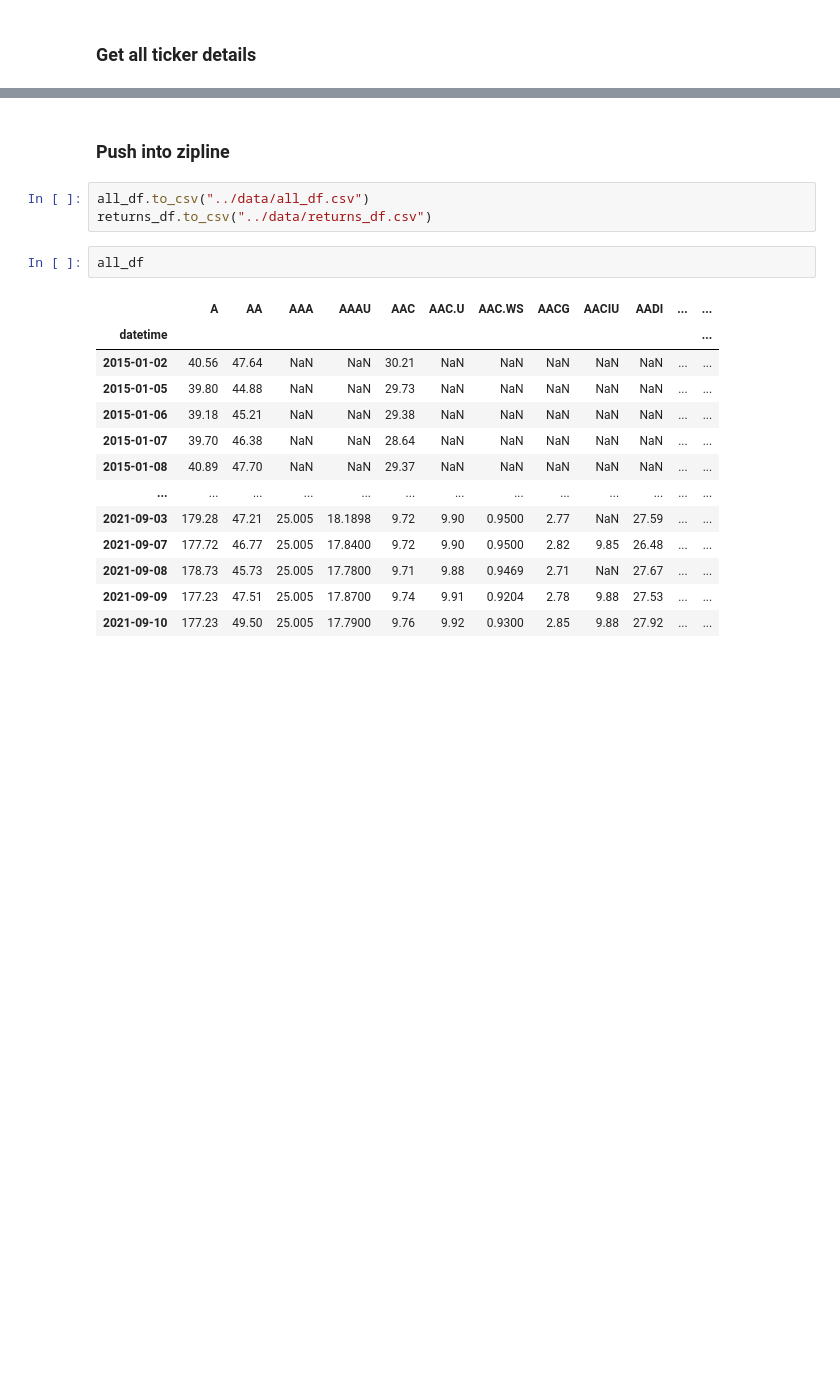
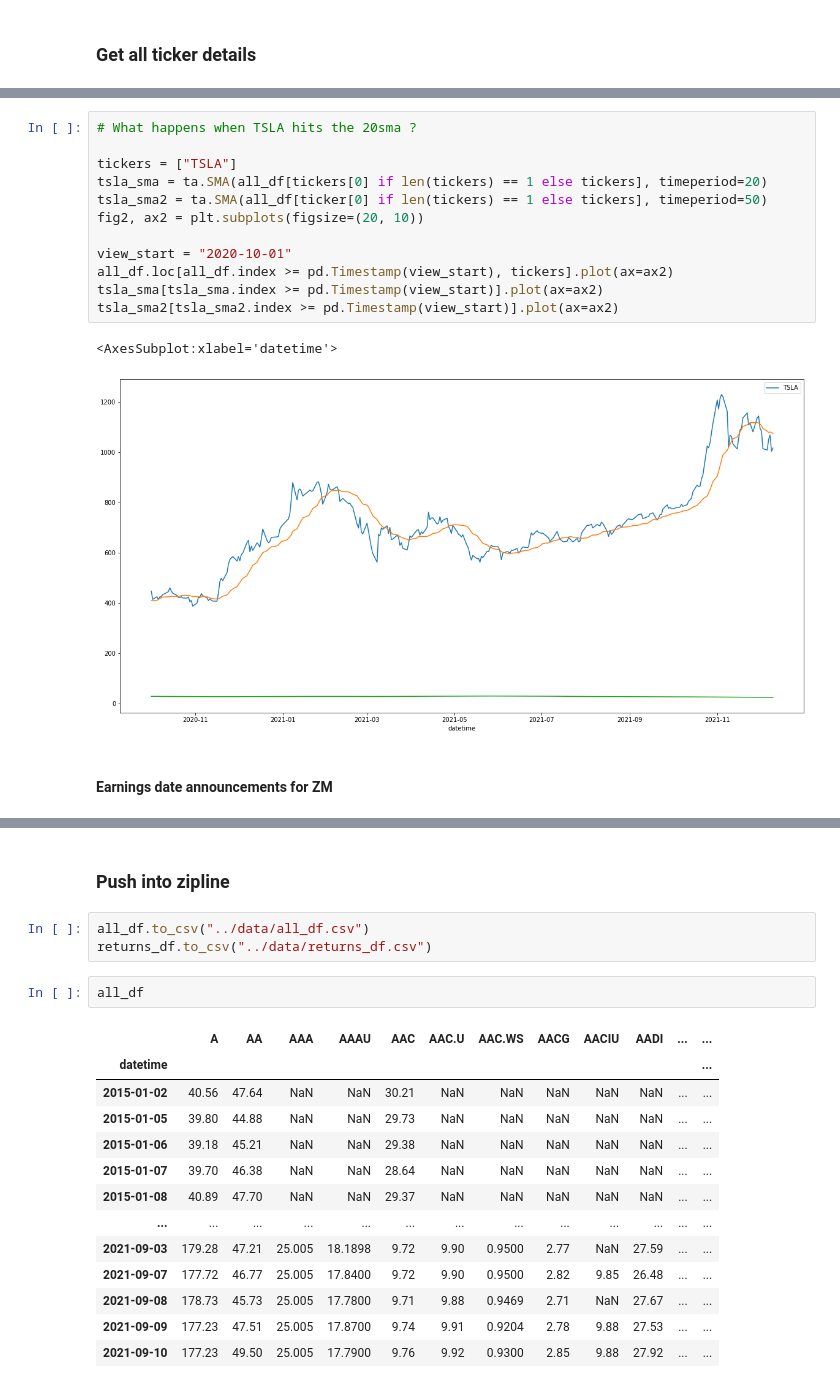
Before and after one commit to tranquilo12/WSB, a Jupyter notebook: notebooks/AllStocksFAST.ipynb, the cells around one changed output, grey strips where cells are left out. Drawn from its saved outputs; the diff is of its cells as text; blank space fills up the shorter version.

```diff
--- a/notebooks/AllStocksFAST.ipynb
+++ b/notebooks/AllStocksFAST.ipynb
@@ -275,0 +312,17 @@ returns_df = make_all_returns(all_df=all_df, tickers=tickers, calendar_schedule=
+# %%
+# What happens when TSLA hits the 20sma ?
+
+tickers = ["TSLA"]
+tsla_sma = ta.SMA(all_df[tickers[0] if len(tickers) == 1 else tickers], timeperiod=20)
+tsla_sma2 = ta.SMA(all_df[ticker[0] if len(tickers) == 1 else tickers], timeperiod=50)
+fig2, ax2 = plt.subplots(figsize=(20, 10))
+
+view_start = "2020-10-01"
+all_df.loc[all_df.index >= pd.Timestamp(view_start), tickers].plot(ax=ax2)
+tsla_sma[tsla_sma.index >= pd.Timestamp(view_start)].plot(ax=ax2)
+tsla_sma2[tsla_sma2.index >= pd.Timestamp(view_start)].plot(ax=ax2)
+# %% [output]
+<AxesSubplot:xlabel='datetime'>
+[figure, added]
+# %% [markdown]
+#### Earnings date announcements for ZM
```
Also changed, not shown: parts of 13 cells of this notebook, 10 other files.
